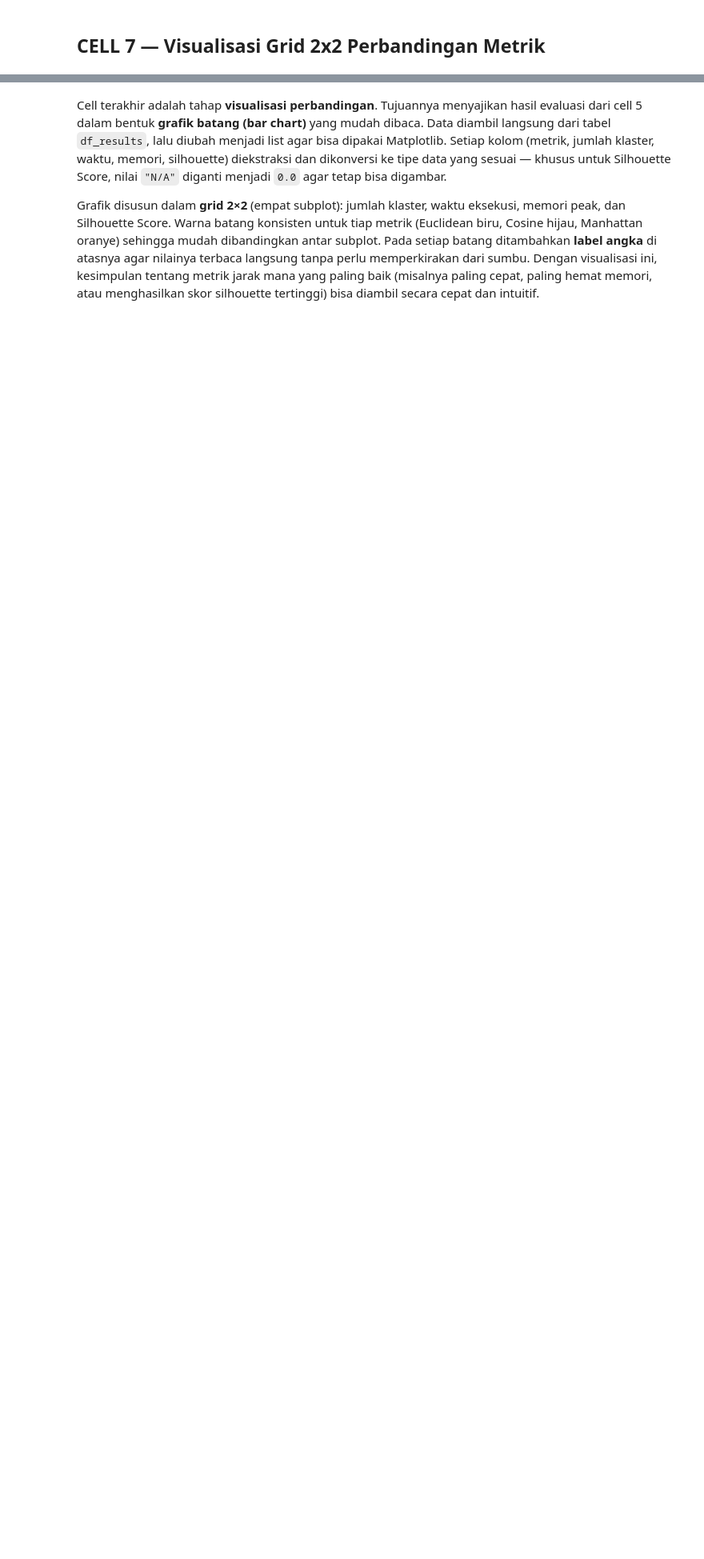
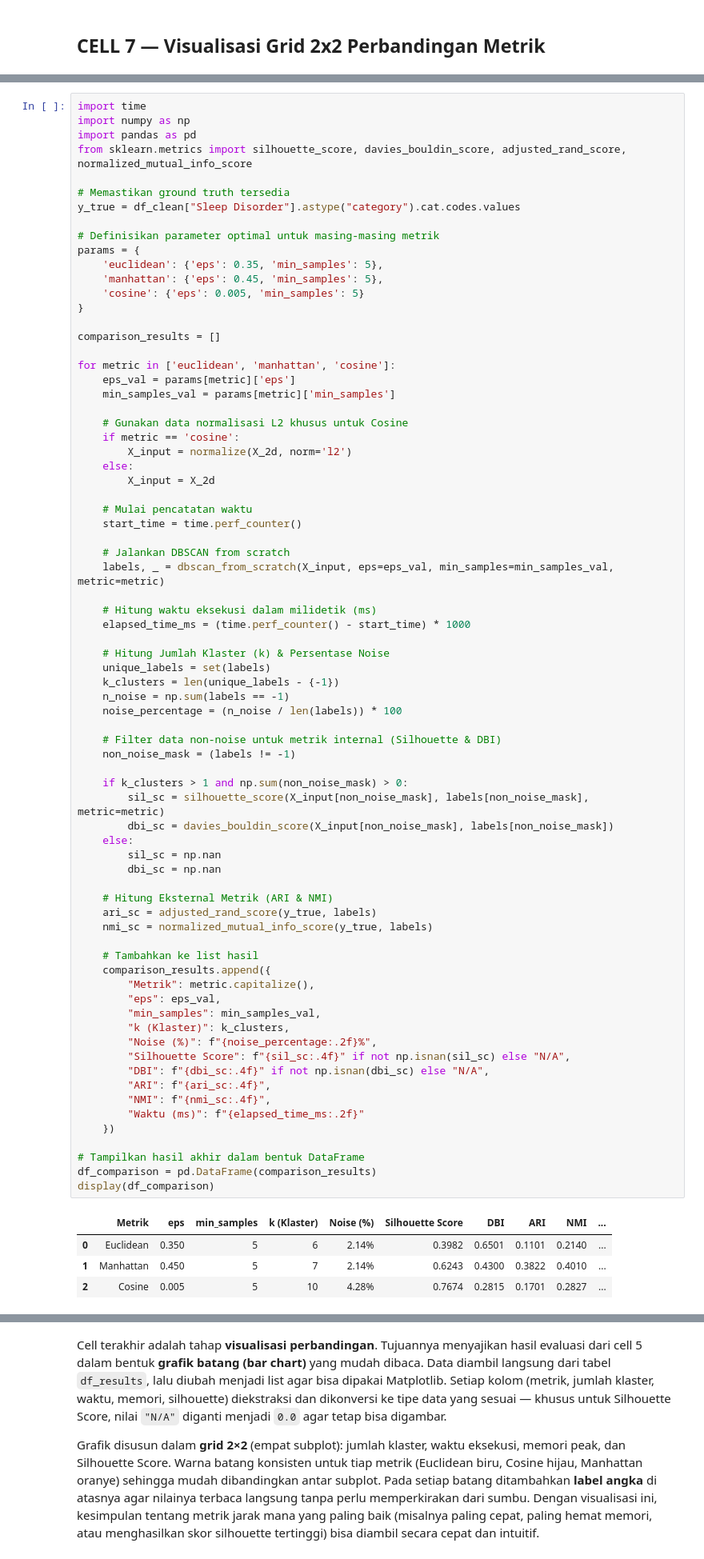
Before and after one commit to jiroammarwafi/244107020190-ML, a Jupyter notebook: DBSCAN.ipynb, the cells around one changed output, grey strips where cells are left out. Shown at 80% size. Cells and saved outputs as stored; diff of their text form; blank space fills up the shorter version.

```diff
--- a/DBSCAN.ipynb
+++ b/DBSCAN.ipynb
@@ -588,3 +729,82 @@ plt.show()
+# %%
+import time
+import numpy as np
+import pandas as pd
+from sklearn.metrics import silhouette_score, davies_bouldin_score, adjusted_rand_score, normalized_mutual_info_score
+
+# Memastikan ground truth tersedia
+y_true = df_clean["Sleep Disorder"].astype("category").cat.codes.values
+
+# Definisikan parameter optimal untuk masing-masing metrik
+params = {
+    'euclidean': {'eps': 0.35, 'min_samples': 5},
+    'manhattan': {'eps': 0.45, 'min_samples': 5},
+    'cosine': {'eps': 0.005, 'min_samples': 5}
+}
+
+comparison_results = []
+
+for metric in ['euclidean', 'manhattan', 'cosine']:
+    eps_val = params[metric]['eps']
+    min_samples_val = params[metric]['min_samples']
+
+    # Gunakan data normalisasi L2 khusus untuk Cosine
+    if metric == 'cosine':
+        X_input = normalize(X_2d, norm='l2')
+    else:
+        X_input = X_2d
+
+    # Mulai pencatatan waktu
+    start_time = time.perf_counter()
+
+    # Jalankan DBSCAN from scratch
+    labels, _ = dbscan_from_scratch(X_input, eps=eps_val, min_samples=min_samples_val, metric=metric)
+
+    # Hitung waktu eksekusi dalam milidetik (ms)
+    elapsed_time_ms = (time.perf_counter() - start_time) * 1000
+
+    # Hitung Jumlah Klaster (k) & Persentase Noise
+    unique_labels = set(labels)
+    k_clusters = len(unique_labels - {-1})
+    n_noise = np.sum(labels == -1)
+    noise_percentage = (n_noise / len(labels)) * 100
+
+    # Filter data non-noise untuk metrik internal (Silhouette & DBI)
+    non_noise_mask = (labels != -1)
+
+    if k_clusters > 1 and np.sum(non_noise_mask) > 0:
+        sil_sc = silhouette_score(X_input[non_noise_mask], labels[non_noise_mask], metric=metric)
+        dbi_sc = davies_bouldin_score(X_input[non_noise_mask], labels[non_noise_mask])
+    else:
+        sil_sc = np.nan
+        dbi_sc = np.nan
+
+    # Hitung Eksternal Metrik (ARI & NMI)
+    ari_sc = adjusted_rand_score(y_true, labels)
+    nmi_sc = normalized_mutual_info_score(y_true, labels)
+
+    # Tambahkan ke list hasil
+    comparison_results.append({
+        "Metrik": metric.capitalize(),
+        "eps": eps_val,
+        "min_samples": min_samples_val,
+        "k (Klaster)": k_clusters,
+        "Noise (%)": f"{noise_percentage:.2f}%",
+        "Silhouette Score": f"{sil_sc:.4f}" if not np.isnan(sil_sc) else "N/A",
+        "DBI": f"{dbi_sc:.4f}" if not np.isnan(dbi_sc) else "N/A",
+        "ARI": f"{ari_sc:.4f}",
+        "NMI": f"{nmi_sc:.4f}",
+        "Waktu (ms)": f"{elapsed_time_ms:.2f}"
+    })
+
+# Tampilkan hasil akhir dalam bentuk DataFrame
+df_comparison = pd.DataFrame(comparison_results)
+display(df_comparison)
+# %% [output]
+|  | Metrik | eps | min_samples | k (Klaster) | Noise (%) | Silhouette Score | DBI | ARI | NMI | ... |
+| 0 | Euclidean | 0.350 | 5 | 6 | 2.14% | 0.3982 | 0.6501 | 0.1101 | 0.2140 | ... |
+| 1 | Manhattan | 0.450 | 5 | 7 | 2.14% | 0.6243 | 0.4300 | 0.3822 | 0.4010 | ... |
+| 2 | Cosine | 0.005 | 5 | 10 | 4.28% | 0.7674 | 0.2815 | 0.1701 | 0.2827 | ... |
 # %% [markdown]
 **Penjelasan per baris:**
 
```
Also changed, not shown: parts of 11 cells of this notebook.
